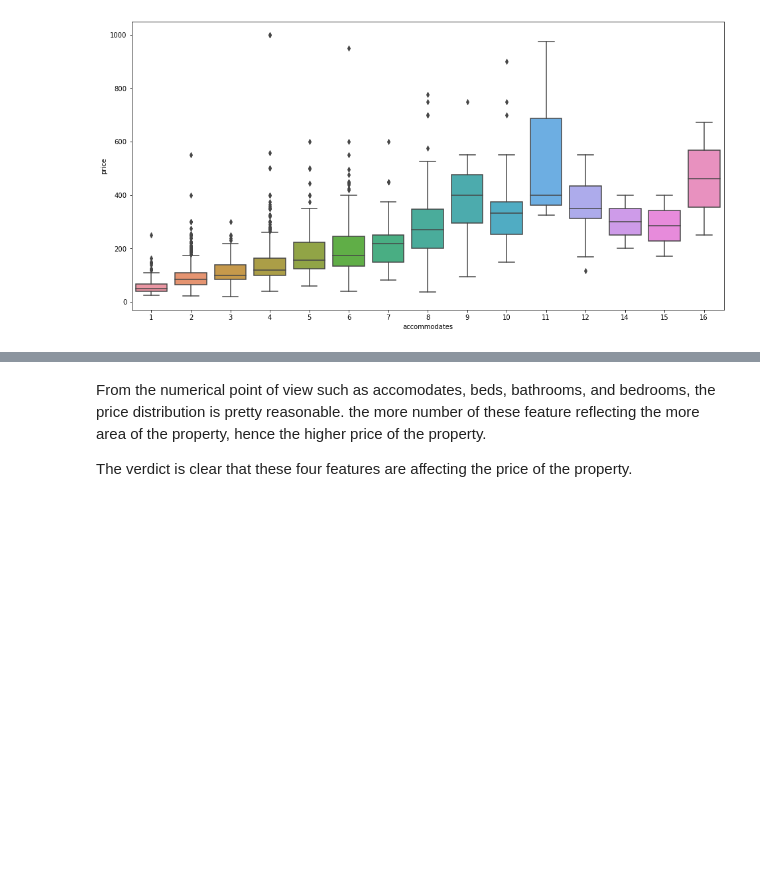
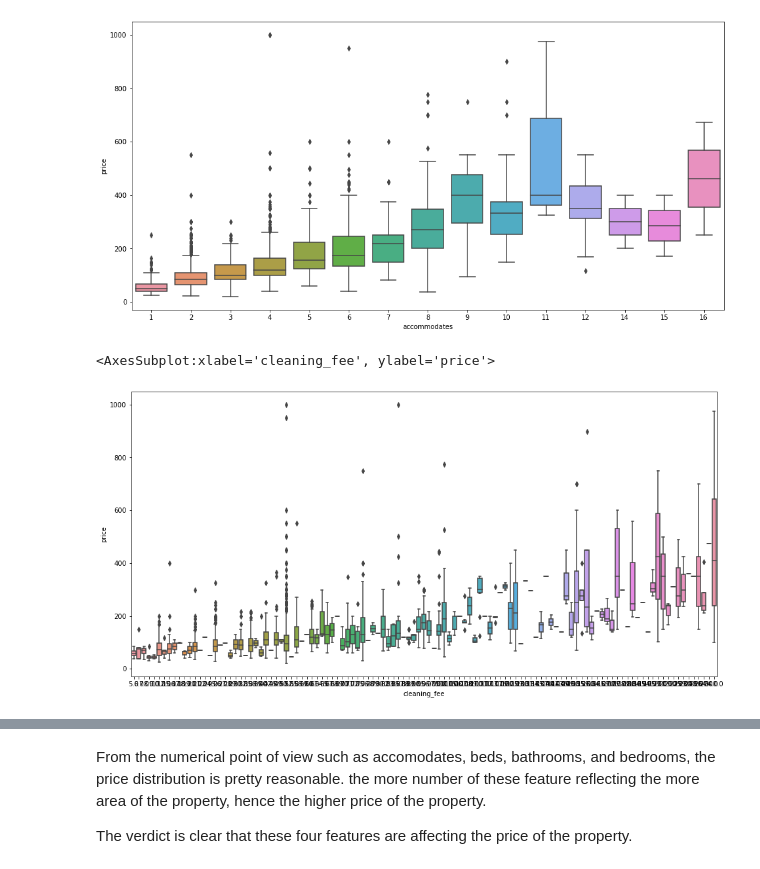
Before and after one commit to fuza-ail/Seattle-Airbnb-data-analysis, a Jupyter notebook: seattle.ipynb, the cells around one changed output, grey strips where cells are left out. Drawn from its saved outputs; the diff is of its cells as text; code cells hidden in the pictures; blank space fills up the shorter version.

```diff
--- a/seattle.ipynb
+++ b/seattle.ipynb
@@ -273,3 +273,9 @@ sns.boxplot( data=df, x='accommodates', y='price')
 # %% [output]
 <AxesSubplot:xlabel='accommodates', ylabel='price'>
 [figure]
+# %%
+plt.figure(figsize=(16,8))
+sns.boxplot( data=df, x='cleaning_fee', y='price')
+# %% [output]
+<AxesSubplot:xlabel='cleaning_fee', ylabel='price'>
+[figure, added]
```
Also changed, not shown: parts of 6 cells of this notebook.
